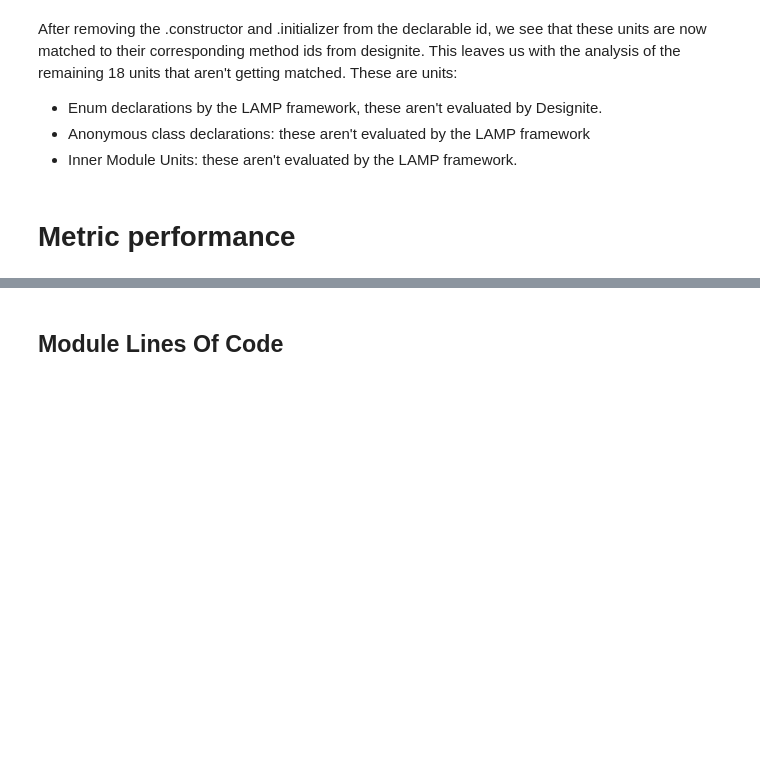
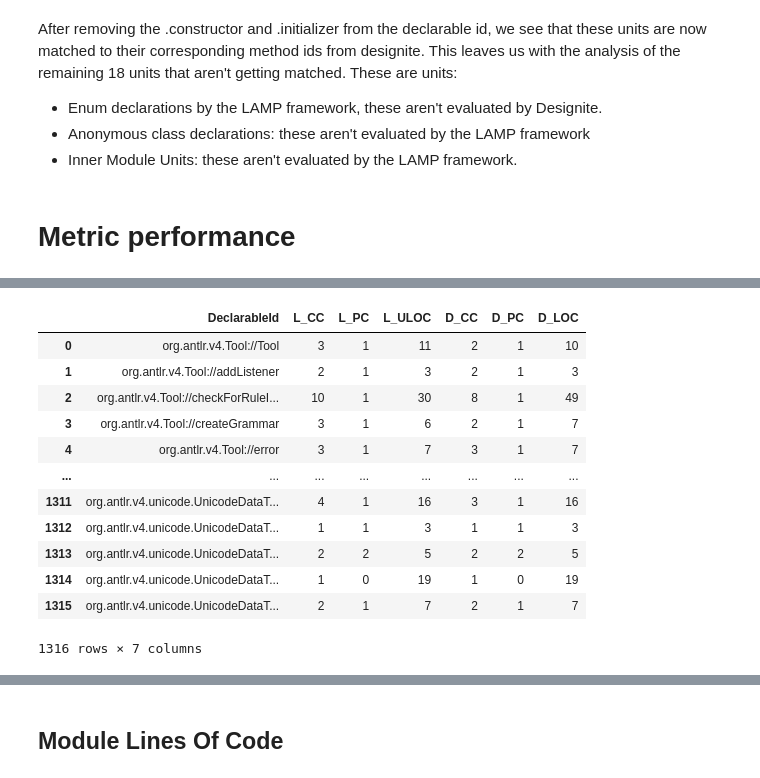
Before and after one commit to MarnickvdA/LAMP-Framework, a Jupyter notebook: evaluation/project-evaluator.ipynb, the cells around one changed output, grey strips where cells are left out. Drawn from its saved outputs; the diff is of its cells as text; code cells hidden in the pictures; blank space fills up the shorter version.

```diff
--- a/evaluation/project-evaluator.ipynb
+++ b/evaluation/project-evaluator.ipynb
@@ -105,5 +343,19 @@ print(m_mods)
 # %%
-m_units = pd.merge(methods, units, on=["DeclarableId"])
-print(m_units)
+m_units = pd.merge(ucol, mcol, on="DeclarableId")
+m_units
+# %% [output]
+|  | DeclarableId | L_CC | L_PC | L_ULOC | D_CC | D_PC | D_LOC |
+| 0 | org.antlr.v4.Tool://Tool | 3 | 1 | 11 | 2 | 1 | 10 |
+| 1 | org.antlr.v4.Tool://addListener | 2 | 1 | 3 | 2 | 1 | 3 |
+| 2 | org.antlr.v4.Tool://checkForRuleI... | 10 | 1 | 30 | 8 | 1 | 49 |
+| 3 | org.antlr.v4.Tool://createGrammar | 3 | 1 | 6 | 2 | 1 | 7 |
+| 4 | org.antlr.v4.Tool://error | 3 | 1 | 7 | 3 | 1 | 7 |
+| ... | ... | ... | ... | ... | ... | ... | ... |
+| 1311 | org.antlr.v4.unicode.UnicodeDataT... | 4 | 1 | 16 | 3 | 1 | 16 |
+| 1312 | org.antlr.v4.unicode.UnicodeDataT... | 1 | 1 | 3 | 1 | 1 | 3 |
+| 1313 | org.antlr.v4.unicode.UnicodeDataT... | 2 | 2 | 5 | 2 | 2 | 5 |
+| 1314 | org.antlr.v4.unicode.UnicodeDataT... | 1 | 0 | 19 | 1 | 0 | 19 |
+| 1315 | org.antlr.v4.unicode.UnicodeDataT... | 2 | 1 | 7 | 2 | 1 | 7 |
+1316 rows × 7 columns
 # %%
 figure, axis = plt.subplots(4, 2, figsize=(10, 15))
```
Also changed, not shown: parts of 57 cells of this notebook, 10 other files.
